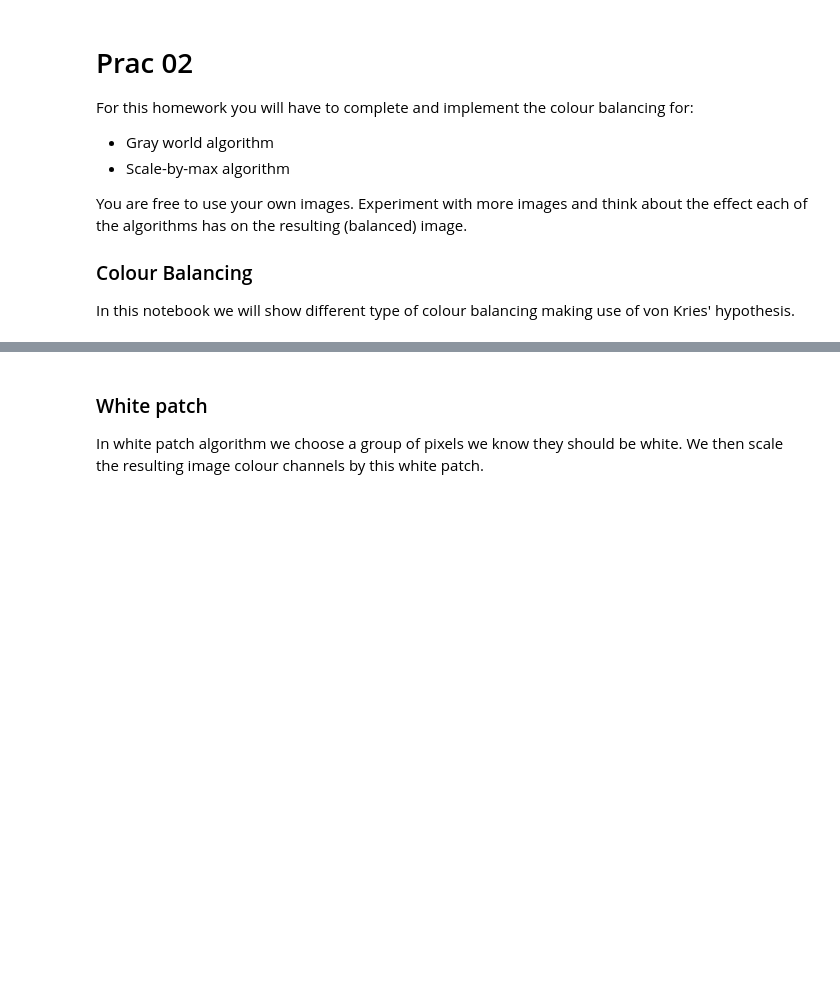
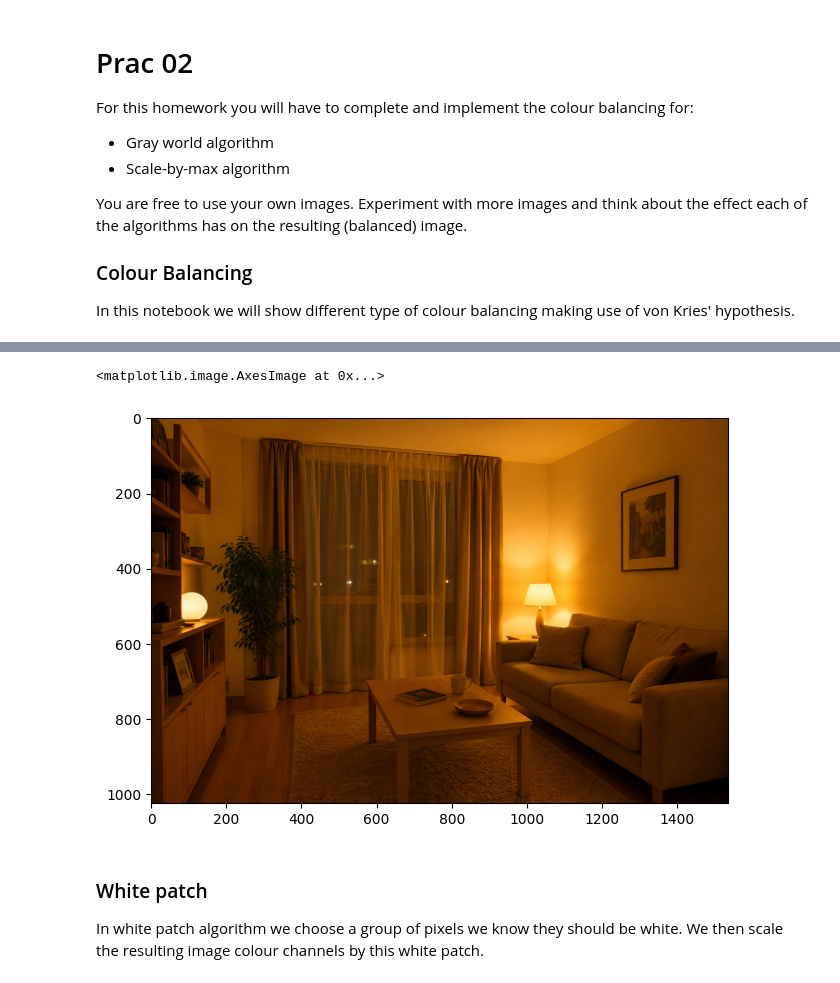
Before and after one commit to tatahonon/cvNotebooks, a Jupyter notebook: Homework2.ipynb, the cells around one changed output, grey strips where cells are left out. Saved outputs shown, nothing was run; the diff lists cells and outputs as text; code cells hidden in the pictures; blank space fills up the shorter version.

```diff
--- a/Homework2.ipynb
+++ b/Homework2.ipynb
@@ -18,7 +31,10 @@ plt.rcParams['figure.figsize'] = [15, 5]
 # %%
-img = cv2.imread('../data/sea.jpg')
+img = cv2.imread('h2whitepatch.png')
 img = cv2.cvtColor(img, cv2.COLOR_BGR2RGB)
 plt.imshow(img)
+# %% [output]
+<matplotlib.image.AxesImage at 0x...>
+[figure, added]
 # %% [markdown]
 ### White patch
 In white patch algorithm we choose a group of pixels we know they should be white. We then scale the resulting image colour channels by this white patch.
```
Also changed, not shown: parts of 4 cells of this notebook.
